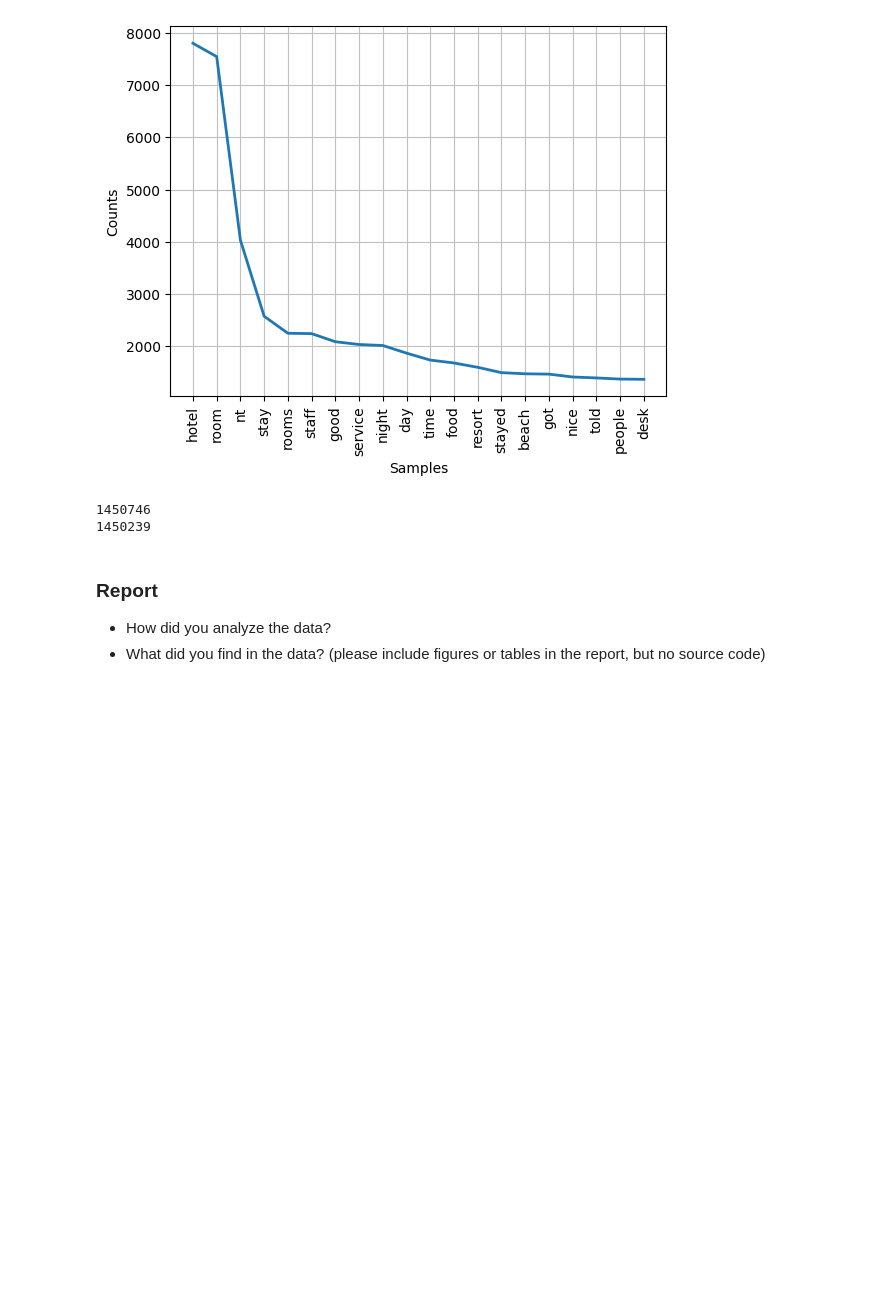
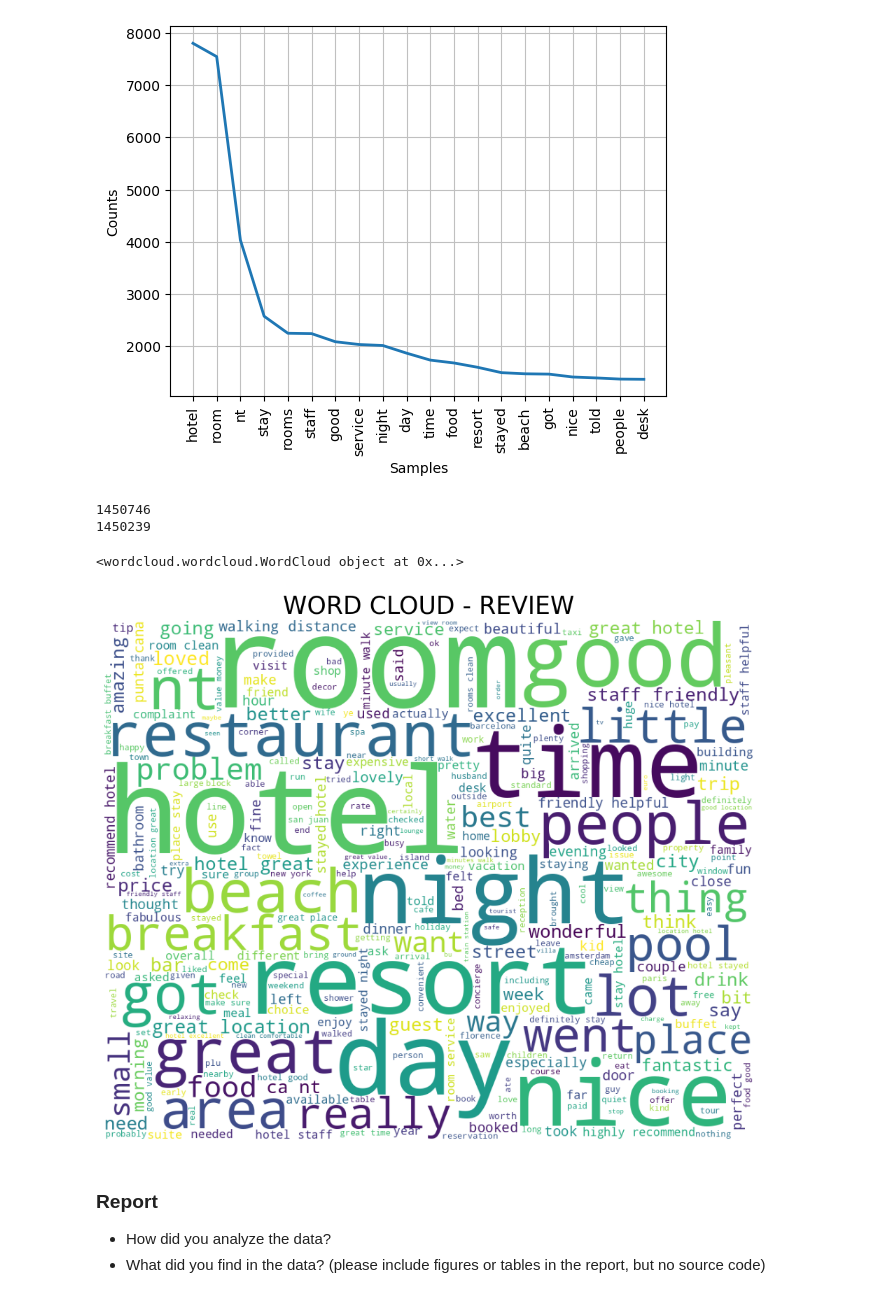
Before and after one commit to MOOwuttichai/project_dataWDkku, a Jupyter notebook: Project1_66_backup.ipynb, the cells around one changed output. Drawn from its saved outputs; the diff is of its cells as text; code cells hidden in the pictures; blank space fills up the shorter version.

```diff
--- a/Project1_66_backup.ipynb
+++ b/Project1_66_backup.ipynb
@@ -398,3 +442,22 @@ print(len(N3_clean_P_tokens))
+# %%
+wordcloud = WordCloud(
+    background_color='white',
+    stopwords=R_punctuations_my_stopwords,
+    max_words=300,
+    max_font_size=200,
+    width=1000, height=800,
+    random_state=42,
+).generate(N3_clean_P_text)
+
+print(wordcloud)
+fig = plt.figure(figsize = (12,14))
+plt.imshow(wordcloud)
+plt.title("WORD CLOUD - REVIEW",fontsize=25)
+plt.axis('off')
+plt.show()
+# %% [output]
+<wordcloud.wordcloud.WordCloud object at 0x...>
+[figure, added]
 # %%
 #P_text_R_punctuations
 # %%
```
Also changed, not shown: parts of 7 cells of this notebook.
